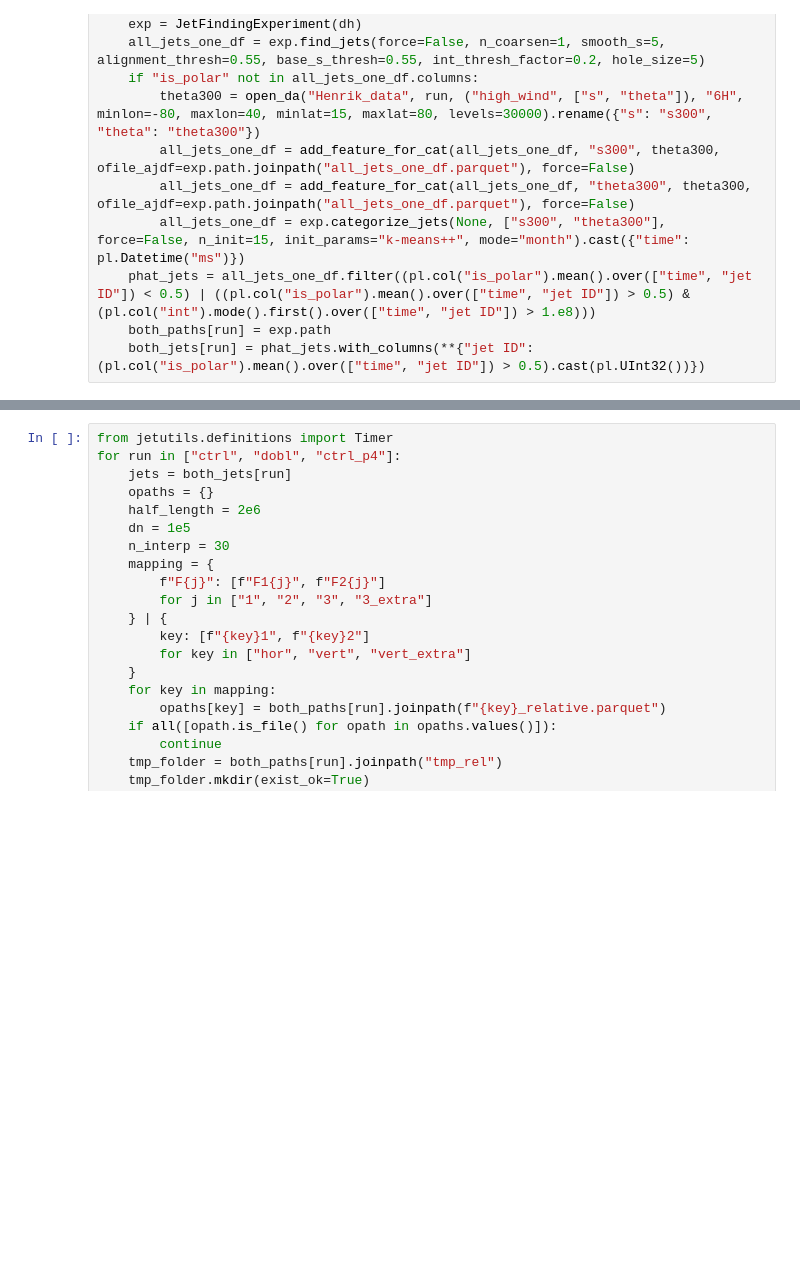
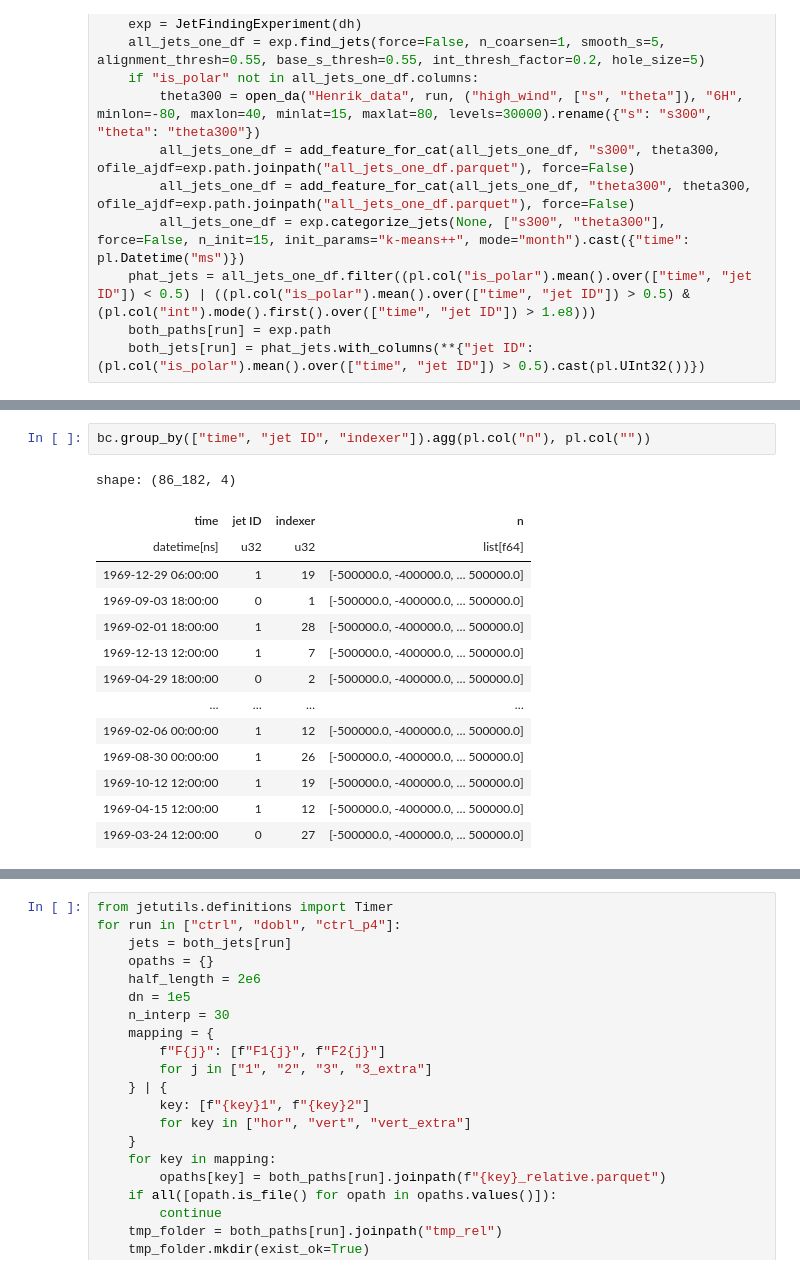
Before and after one commit to hbanderier/persistent-extremes-era5, a Jupyter notebook: Playgrounds/data_henrik_pg.ipynb, the cells around one changed output, grey strips where cells are left out. Cells and saved outputs as stored; diff of their text form; blank space fills up the shorter version.

```diff
--- a/Playgrounds/data_henrik_pg.ipynb
+++ b/Playgrounds/data_henrik_pg.ipynb
@@ -585,0 +751,17 @@ for run in ["ctrl", "dobl", "ctrl_p4"]:
+# %%
+bc.group_by(["time", "jet ID", "indexer"]).agg(pl.col("n"), pl.col(""))
+# %% [output]
+shape: (86_182, 4)
+| time | jet ID | indexer | n |
+| datetime[ns] | u32 | u32 | list[f64] |
+| 1969-12-29 06:00:00 | 1 | 19 | [-500000.0, -400000.0, … 500000.0] |
+| 1969-09-03 18:00:00 | 0 | 1 | [-500000.0, -400000.0, … 500000.0] |
+| 1969-02-01 18:00:00 | 1 | 28 | [-500000.0, -400000.0, … 500000.0] |
+| 1969-12-13 12:00:00 | 1 | 7 | [-500000.0, -400000.0, … 500000.0] |
+| 1969-04-29 18:00:00 | 0 | 2 | [-500000.0, -400000.0, … 500000.0] |
+| … | … | … | … |
+| 1969-02-06 00:00:00 | 1 | 12 | [-500000.0, -400000.0, … 500000.0] |
+| 1969-08-30 00:00:00 | 1 | 26 | [-500000.0, -400000.0, … 500000.0] |
+| 1969-10-12 12:00:00 | 1 | 19 | [-500000.0, -400000.0, … 500000.0] |
+| 1969-04-15 12:00:00 | 1 | 12 | [-500000.0, -400000.0, … 500000.0] |
+| 1969-03-24 12:00:00 | 0 | 27 | [-500000.0, -400000.0, … 500000.0] |
```
Also changed, not shown: parts of 21 cells of this notebook, 2 other files.
